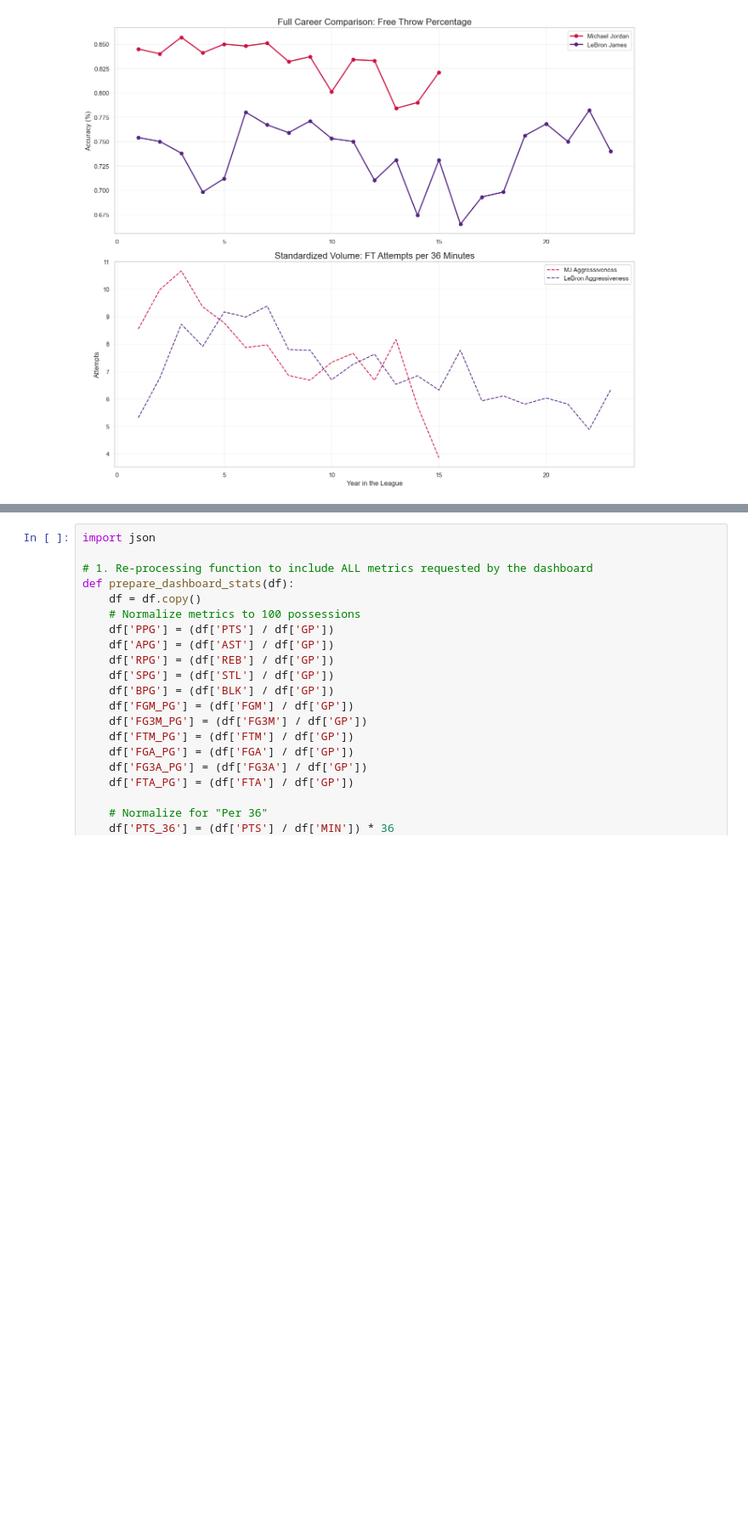
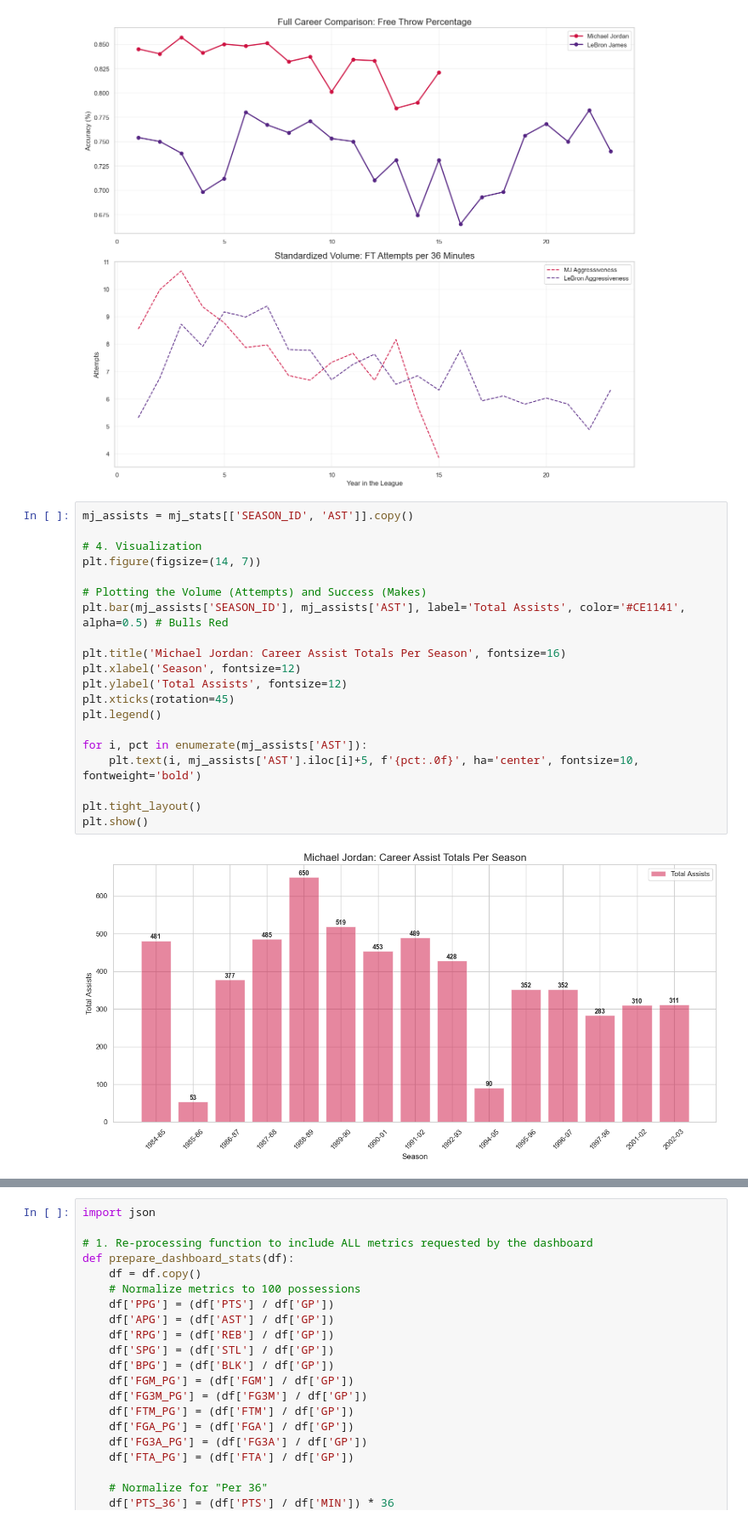
Before and after one commit to Jtambwe7305/mj-vs-lbj-nba-analysis-ai-help, a Jupyter notebook: Goat_comparison.ipynb, the cells around one changed output, grey strips where cells are left out. Shown at 85% size. Saved outputs shown, nothing was run; the diff lists cells and outputs as text; blank space fills up the shorter version.

Commit message:
Update Assist totals

```diff
--- a/Goat_comparison.ipynb
+++ b/Goat_comparison.ipynb
@@ -788,3 +788,25 @@ plt.tight_layout()
 plt.show()
 # %% [output]
 [figure]
+# %%
+mj_assists = mj_stats[['SEASON_ID', 'AST']].copy()
+
+# 4. Visualization
+plt.figure(figsize=(14, 7))
+
+# Plotting the Volume (Attempts) and Success (Makes)
+plt.bar(mj_assists['SEASON_ID'], mj_assists['AST'], label='Total Assists', color='#CE1141', alpha=0.5) # Bulls Red
+
+plt.title('Michael Jordan: Career Assist Totals Per Season', fontsize=16)
+plt.xlabel('Season', fontsize=12)
+plt.ylabel('Total Assists', fontsize=12)
+plt.xticks(rotation=45)
+plt.legend()
+
+for i, pct in enumerate(mj_assists['AST']):
+    plt.text(i, mj_assists['AST'].iloc[i]+5, f'{pct:.0f}', ha='center', fontsize=10, fontweight='bold')
+
+plt.tight_layout()
+plt.show()
+# %% [output]
+[figure, added]
```
Also changed, not shown: parts of 1 cell of this notebook.
